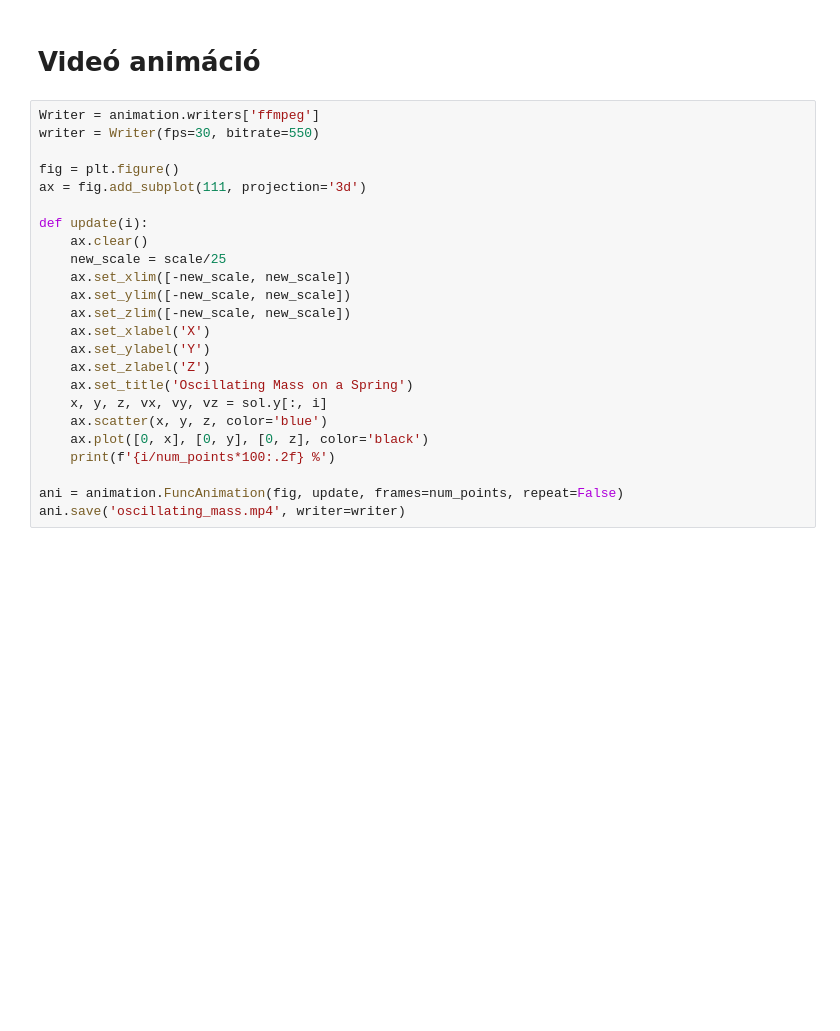
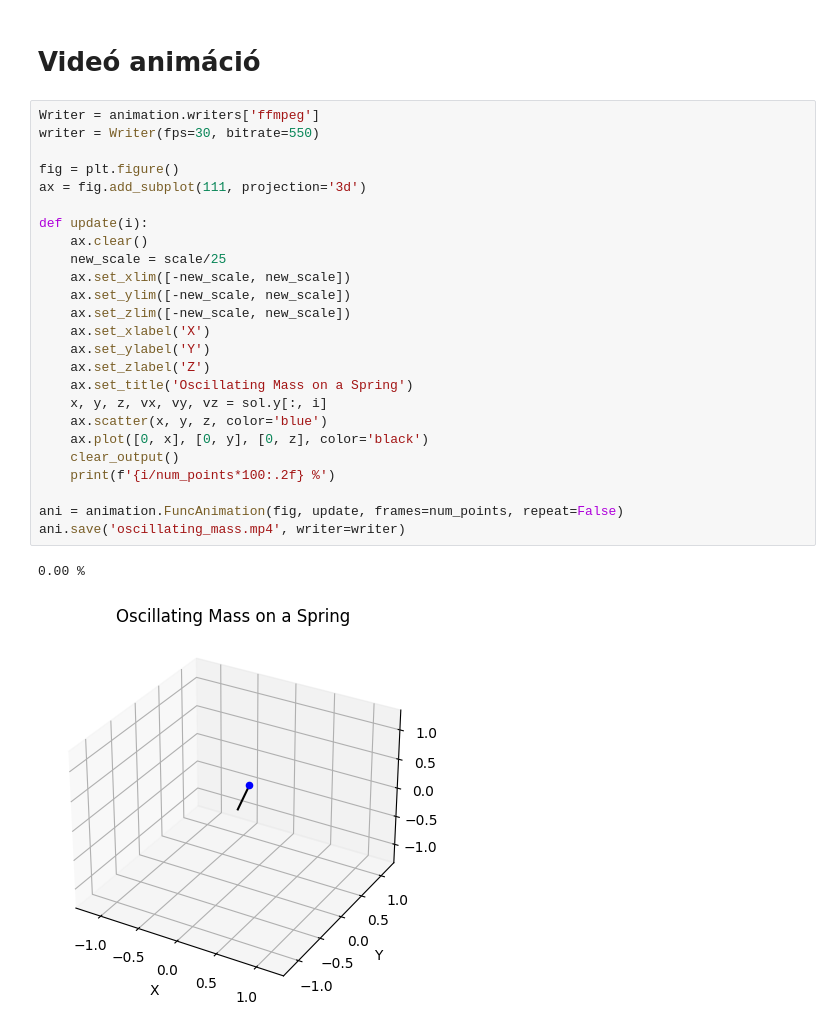
Before and after one commit to MrHumanRebel/sze_fizinfo, a Jupyter notebook: rezges_lenges/Szekely_Daniel_Rezges_Lenges.ipynb, the cells around one changed output. Cells and saved outputs as stored; diff of their text form; blank space fills up the shorter version.

```diff
--- a/rezges_lenges/Szekely_Daniel_Rezges_Lenges.ipynb
+++ b/rezges_lenges/Szekely_Daniel_Rezges_Lenges.ipynb
@@ -82,24 +82,28 @@ Pontosság: 1256
 # %%
 Writer = animation.writers['ffmpeg']
 writer = Writer(fps=30, bitrate=550)
 
 fig = plt.figure()
 ax = fig.add_subplot(111, projection='3d')
 
 def update(i):
     ax.clear()
     new_scale = scale/25
     ax.set_xlim([-new_scale, new_scale])
     ax.set_ylim([-new_scale, new_scale])
     ax.set_zlim([-new_scale, new_scale])
     ax.set_xlabel('X')
     ax.set_ylabel('Y')
     ax.set_zlabel('Z')
     ax.set_title('Oscillating Mass on a Spring')
     x, y, z, vx, vy, vz = sol.y[:, i]
     ax.scatter(x, y, z, color='blue')
     ax.plot([0, x], [0, y], [0, z], color='black')
+    clear_output()
     print(f'{i/num_points*100:.2f} %')
 
 ani = animation.FuncAnimation(fig, update, frames=num_points, repeat=False)
 ani.save('oscillating_mass.mp4', writer=writer)
+# %% [output]
+0.00 %
+[figure, added]
```
Also changed, not shown: parts of 1 cell of this notebook.
